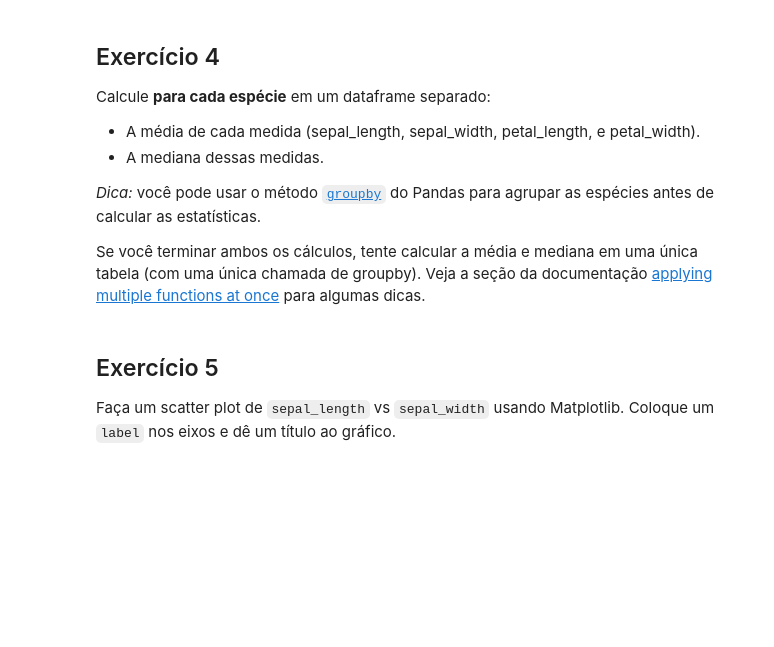
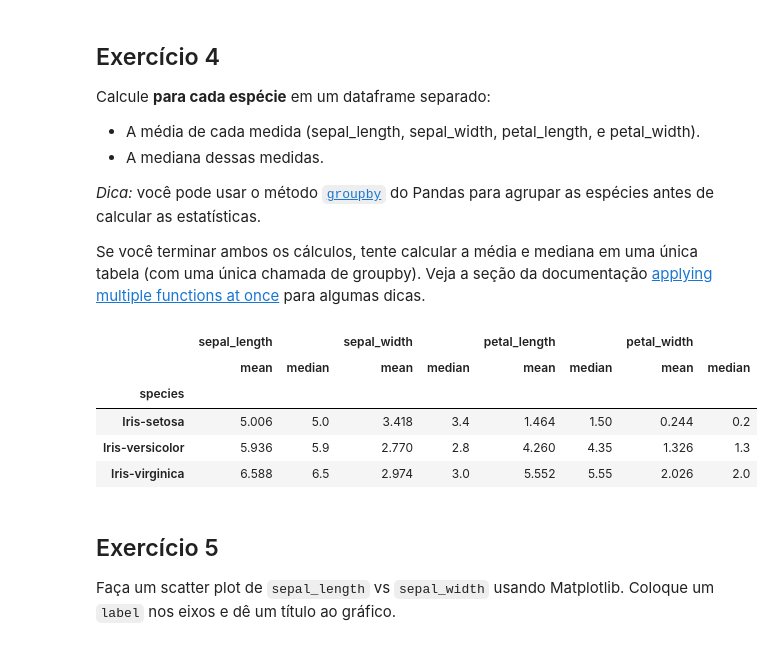
Before and after one commit to marcossuzuki/UFABC-ML-2018, a Jupyter notebook: Introduction_to_Machine_Learning_and_Toolkit.ipynb, the cells around one changed output. Saved outputs shown, nothing was run; the diff lists cells and outputs as text; code cells hidden in the pictures; blank space fills up the shorter version.

```diff
--- a/Introduction_to_Machine_Learning_and_Toolkit.ipynb
+++ b/Introduction_to_Machine_Learning_and_Toolkit.ipynb
@@ -106,6 +114,15 @@ Calcule **para cada espécie** em um dataframe separado:
 *Dica:* você pode usar o método [`groupby`](http://pandas.pydata.org/pandas-docs/stable/generated/pandas.DataFrame.groupby.html) do Pandas para agrupar as espécies antes de calcular as estatísticas.
 
 Se você terminar ambos os cálculos, tente calcular a média e mediana em uma única tabela (com uma única chamada de groupby). Veja a seção da documentação [applying multiple functions at once](http://pandas.pydata.org/pandas-docs/stable/groupby.html#applying-multiple-functions-at-once) para algumas dicas.
+# %%
+data.groupby('species').agg([np.mean, np.median])
+# %% [output]
+|  | sepal_length |  | sepal_width |  | petal_length |  | petal_width |  |
+|  | mean | median | mean | median | mean | median | mean | median |
+| species |  |  |  |  |  |  |  |  |
+| Iris-setosa | 5.006 | 5.0 | 3.418 | 3.4 | 1.464 | 1.50 | 0.244 | 0.2 |
+| Iris-versicolor | 5.936 | 5.9 | 2.770 | 2.8 | 4.260 | 4.35 | 1.326 | 1.3 |
+| Iris-virginica | 6.588 | 6.5 | 2.974 | 3.0 | 5.552 | 5.55 | 2.026 | 2.0 |
 # %% [markdown]
 ## Exercício 5
 
```
Also changed, not shown: parts of 7 cells of this notebook.
